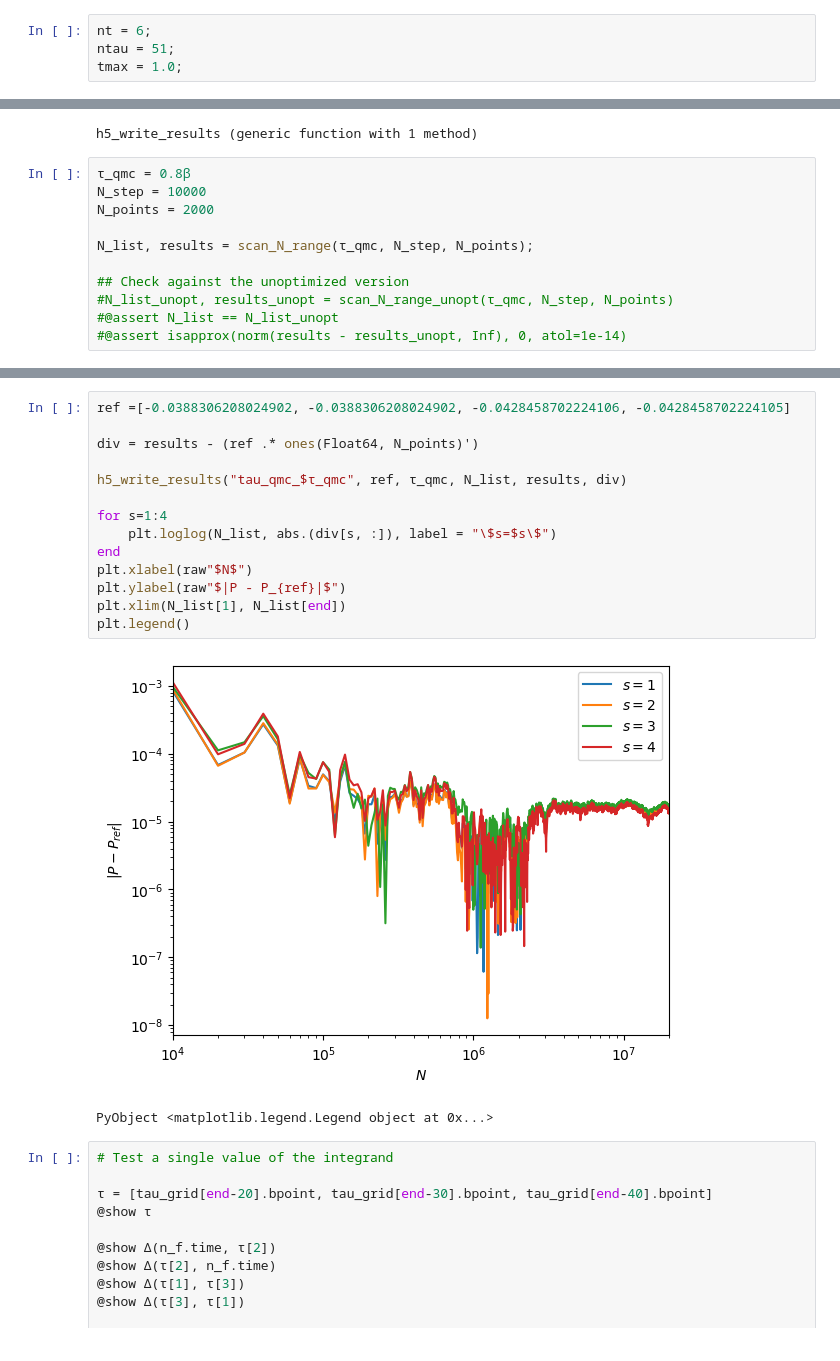
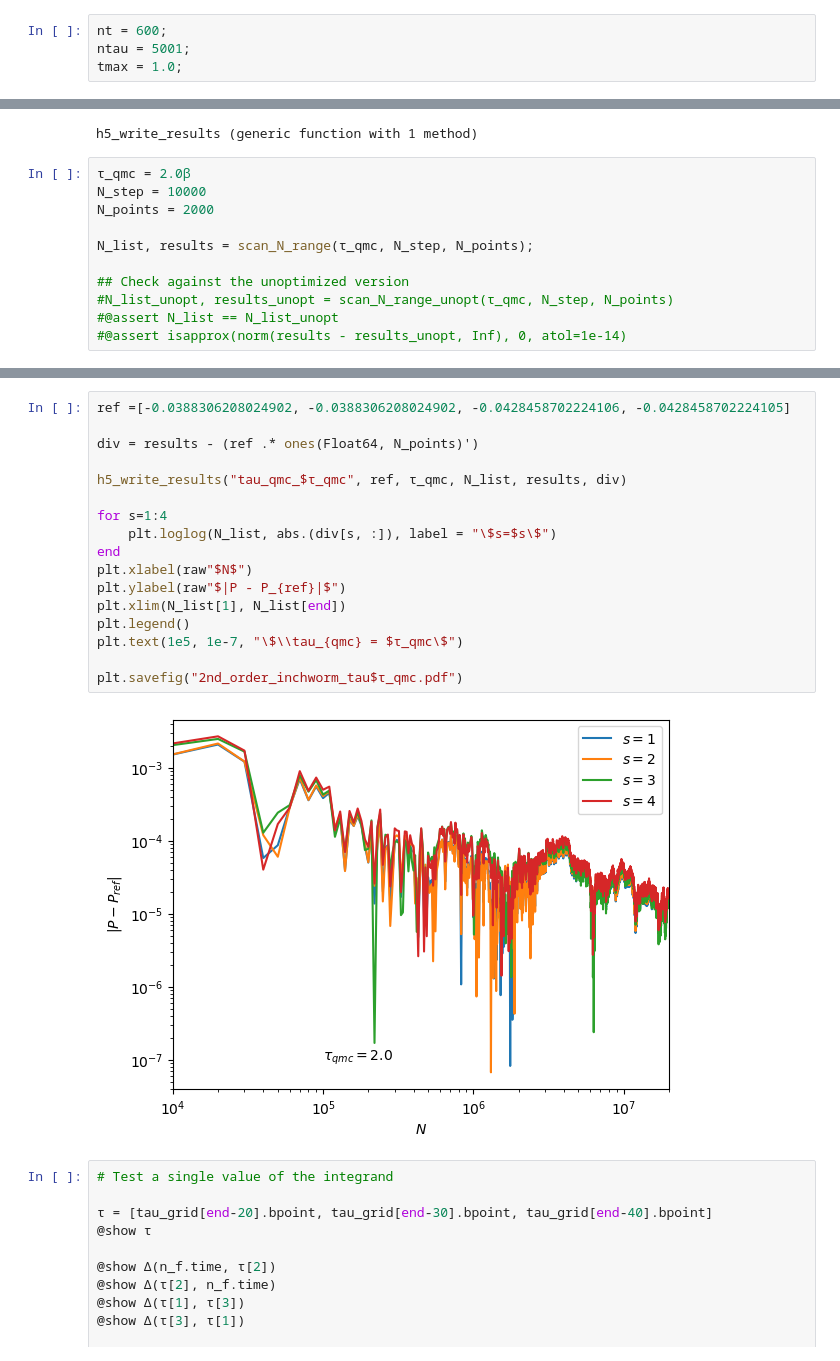
Before and after one commit to krivenko/QInchworm.jl, a Jupyter notebook: experiments/Second order inchworm configuration.ipynb, the cells around one changed output, grey strips where cells are left out. Drawn from its saved outputs; the diff is of its cells as text.

Commit message:
Some useful results for the 2nd order inchworm diagram

```diff
--- a/experiments/Second order inchworm configuration.ipynb
+++ b/experiments/Second order inchworm configuration.ipynb
@@ -29,8 +38,8 @@ V = 1.0;         # Hopping
 # %% [markdown]
 Discretization
 # %%
-nt = 6;
-ntau = 51;
+nt = 600;
+ntau = 5001;
 tmax = 1.0;
 # %% [markdown]
 Exact Diagonalization
@@ -162,7 +171,7 @@ end
 # %% [output]
 h5_write_results (generic function with 1 method)
 # %%
-τ_qmc = 0.8β
+τ_qmc = 2.0β
 N_step = 10000
 N_points = 2000
 
@@ -194,20 +202,22 @@ N = 15710000, val = Complex{Float64}[-0.03872805086427478 + 0.0im, -0.0387183948
 # %%
 ref =[-0.0388306208024902, -0.0388306208024902, -0.0428458702224106, -0.0428458702224105]
 
 div = results - (ref .* ones(Float64, N_points)')
 
 h5_write_results("tau_qmc_$τ_qmc", ref, τ_qmc, N_list, results, div)
 
 for s=1:4
     plt.loglog(N_list, abs.(div[s, :]), label = "\$s=$s\$")
 end
 plt.xlabel(raw"$N$")
 plt.ylabel(raw"$|P - P_{ref}|$")
 plt.xlim(N_list[1], N_list[end])
 plt.legend()
+plt.text(1e5, 1e-7, "\$\\tau_{qmc} = $τ_qmc\$")
+
+plt.savefig("2nd_order_inchworm_tau$τ_qmc.pdf")
 # %% [output]
-[figure, old version]
+[figure, new version]
-PyObject <matplotlib.legend.Legend object at 0x...>
 # %%
 # Test a single value of the integrand
 
```
Also changed, not shown: parts of 2 cells of this notebook.
